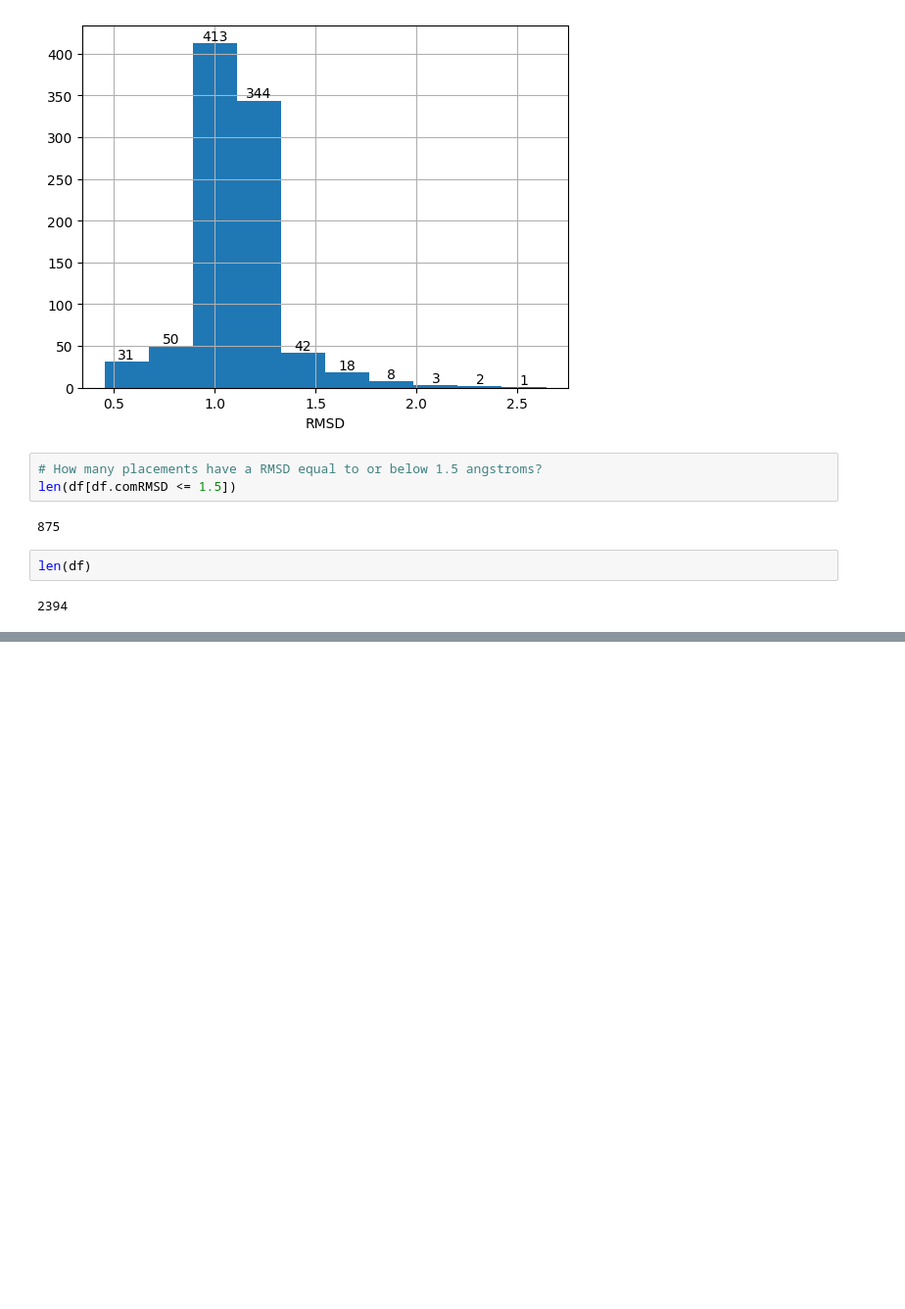
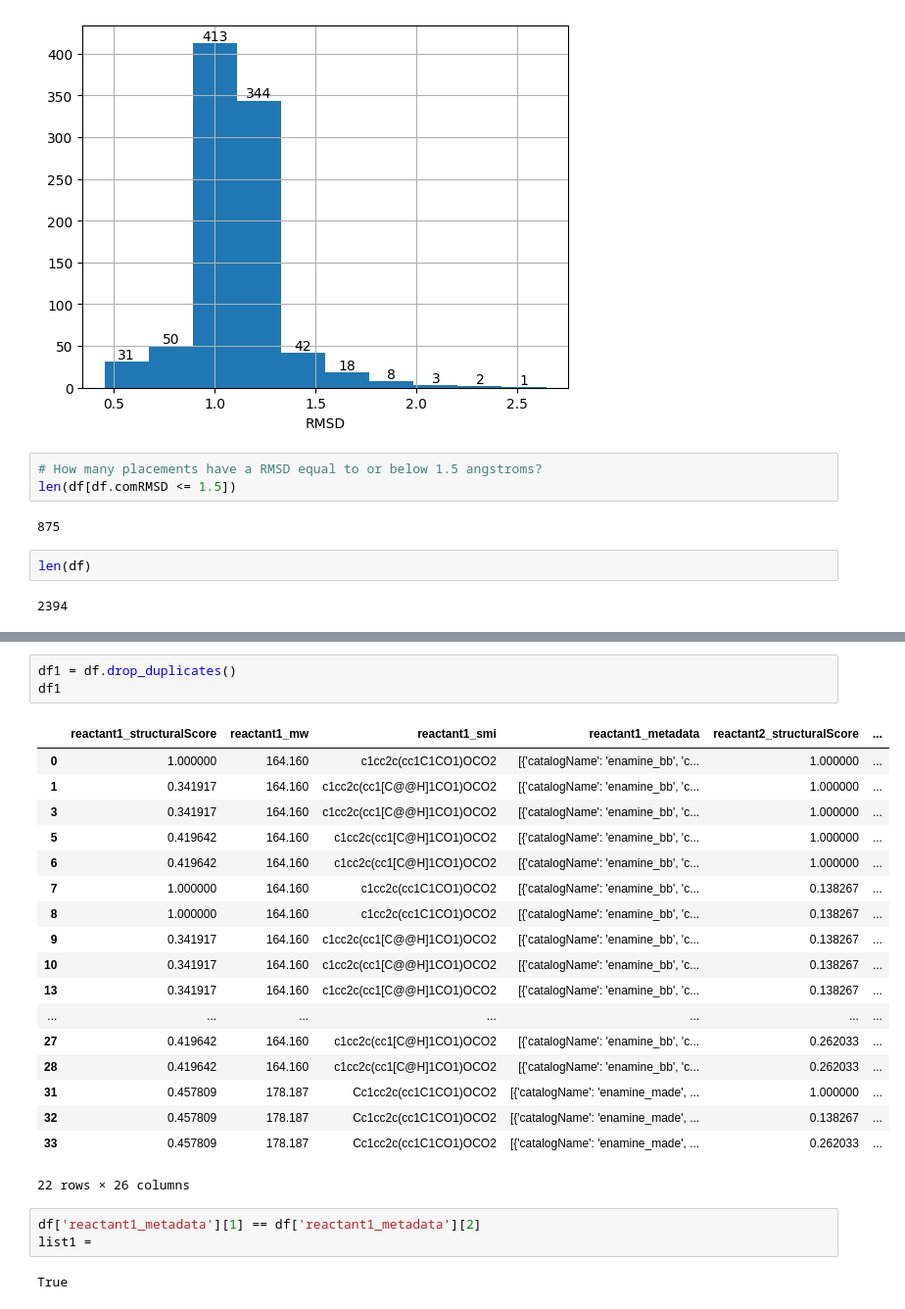
Before and after one commit to kate-fie/syndirella, a Jupyter notebook: nbs/how_many_placements.ipynb, the cells around one changed output, grey strips where cells are left out. Shown: that part at 98% size. Saved outputs shown, nothing was run; the diff lists cells and outputs as text; blank space fills up the shorter version.

```diff
--- a/nbs/how_many_placements.ipynb
+++ b/nbs/how_many_placements.ipynb
@@ -50,0 +71,27 @@ len(df)
+# %%
+df1 = df.drop_duplicates()
+df1
+# %% [output]
+|  | reactant1_structuralScore | reactant1_mw | reactant1_smi | reactant1_metadata | reactant2_structuralScore | ... |
+| 0 | 1.000000 | 164.160 | c1cc2c(cc1C1CO1)OCO2 | [{'catalogName': 'enamine_bb', 'c... | 1.000000 | ... |
+| 1 | 0.341917 | 164.160 | c1cc2c(cc1[C@@H]1CO1)OCO2 | [{'catalogName': 'enamine_bb', 'c... | 1.000000 | ... |
+| 3 | 0.341917 | 164.160 | c1cc2c(cc1[C@@H]1CO1)OCO2 | [{'catalogName': 'enamine_bb', 'c... | 1.000000 | ... |
+| 5 | 0.419642 | 164.160 | c1cc2c(cc1[C@H]1CO1)OCO2 | [{'catalogName': 'enamine_bb', 'c... | 1.000000 | ... |
+| 6 | 0.419642 | 164.160 | c1cc2c(cc1[C@H]1CO1)OCO2 | [{'catalogName': 'enamine_bb', 'c... | 1.000000 | ... |
+| 7 | 1.000000 | 164.160 | c1cc2c(cc1C1CO1)OCO2 | [{'catalogName': 'enamine_bb', 'c... | 0.138267 | ... |
+| 8 | 1.000000 | 164.160 | c1cc2c(cc1C1CO1)OCO2 | [{'catalogName': 'enamine_bb', 'c... | 0.138267 | ... |
+| 9 | 0.341917 | 164.160 | c1cc2c(cc1[C@@H]1CO1)OCO2 | [{'catalogName': 'enamine_bb', 'c... | 0.138267 | ... |
+| 10 | 0.341917 | 164.160 | c1cc2c(cc1[C@@H]1CO1)OCO2 | [{'catalogName': 'enamine_bb', 'c... | 0.138267 | ... |
+| 13 | 0.341917 | 164.160 | c1cc2c(cc1[C@@H]1CO1)OCO2 | [{'catalogName': 'enamine_bb', 'c... | 0.138267 | ... |
+| ... | ... | ... | ... | ... | ... | ... |
+| 27 | 0.419642 | 164.160 | c1cc2c(cc1[C@H]1CO1)OCO2 | [{'catalogName': 'enamine_bb', 'c... | 0.262033 | ... |
+| 28 | 0.419642 | 164.160 | c1cc2c(cc1[C@H]1CO1)OCO2 | [{'catalogName': 'enamine_bb', 'c... | 0.262033 | ... |
+| 31 | 0.457809 | 178.187 | Cc1cc2c(cc1C1CO1)OCO2 | [{'catalogName': 'enamine_made', ... | 1.000000 | ... |
+| 32 | 0.457809 | 178.187 | Cc1cc2c(cc1C1CO1)OCO2 | [{'catalogName': 'enamine_made', ... | 0.138267 | ... |
+| 33 | 0.457809 | 178.187 | Cc1cc2c(cc1C1CO1)OCO2 | [{'catalogName': 'enamine_made', ... | 0.262033 | ... |
+22 rows × 26 columns
+# %%
+df['reactant1_metadata'][1] == df['reactant1_metadata'][2]
+list1 =
+# %% [output]
+True
```
Also changed, not shown: parts of 8 cells of this notebook, 1 other file.
